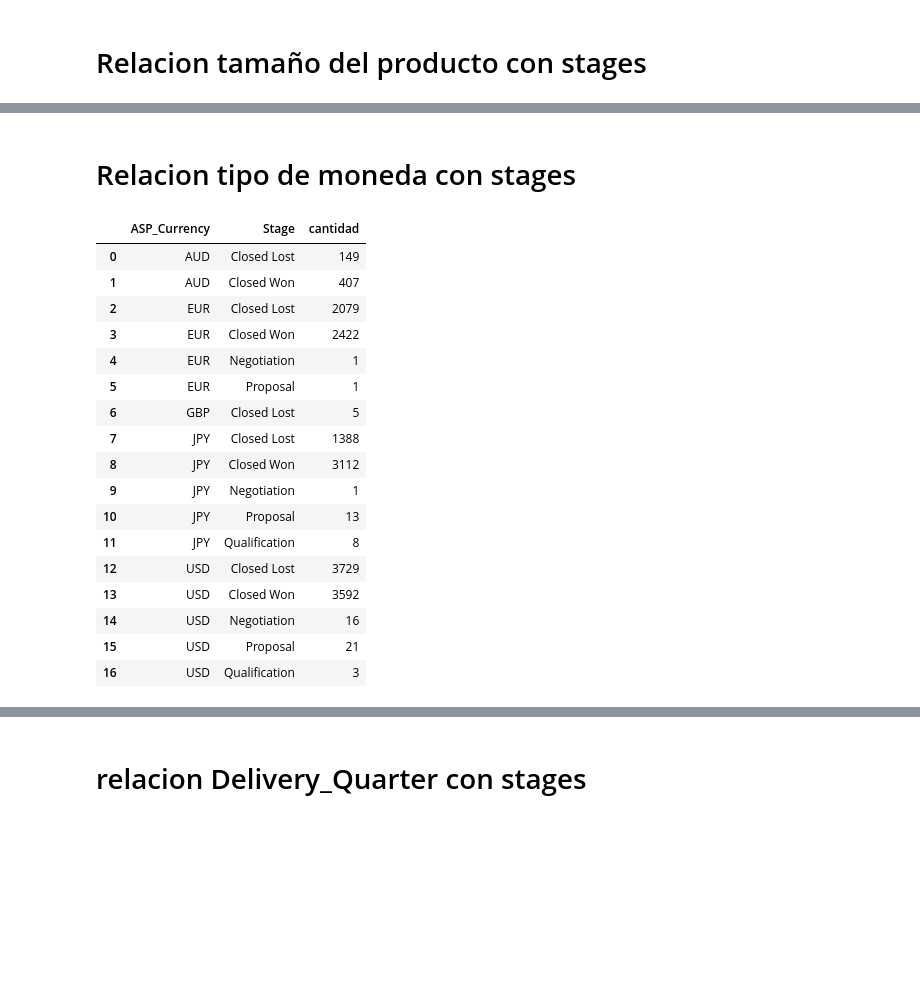
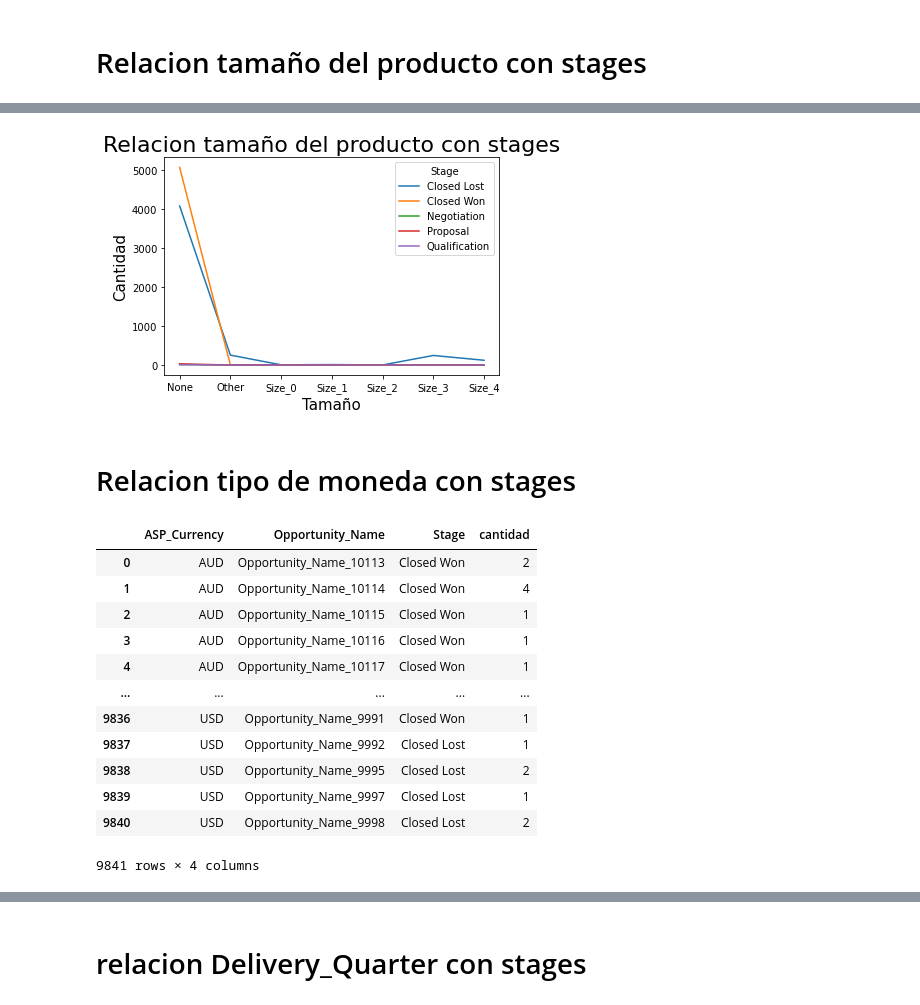
Before and after one commit to joaquinparodi/TP-DATOS, a Jupyter notebook: Analisis/Analisis Joaquin.ipynb, the cells around one changed output, grey strips where cells are left out. Saved outputs shown, nothing was run; the diff lists cells and outputs as text; code cells hidden in the pictures; blank space fills up the shorter version.

```diff
--- a/Analisis/Analisis Joaquin.ipynb
+++ b/Analisis/Analisis Joaquin.ipynb
@@ -201,27 +288,30 @@ grouped
+# %%
+ax=pivoted.plot(y=['Closed Lost','Closed Won','Negotiation','Proposal','Qualification'], x='Size')
+ax.set_title("Relación tamaño del producto con stages", fontsize=22)
+ax.set_xlabel("Tamaño",fontsize=15)
+ax.set_ylabel("Cantidad", fontsize=15)
+plt.show()
+# %% [output]
+[figure, added]
 # %% [markdown]
 # Relacion tipo de moneda con stages
 # %%
 df = df_original
-grouped = df.groupby(['ASP_Currency','Stage']).agg({'ID':['count']})
+grouped = df.groupby(['ASP_Currency','Opportunity_Name','Stage']).agg({'ID':['count']})
 grouped.columns = ['cantidad']
 grouped = grouped.reset_index()
 grouped
 # %% [output]
-|  | ASP_Currency | Stage | cantidad |
-| 0 | AUD | Closed Lost | 149 |
-| 1 | AUD | Closed Won | 407 |
-| 2 | EUR | Closed Lost | 2079 |
-| 3 | EUR | Closed Won | 2422 |
-| 4 | EUR | Negotiation | 1 |
-| 5 | EUR | Proposal | 1 |
-| 6 | GBP | Closed Lost | 5 |
-| 7 | JPY | Closed Lost | 1388 |
-| 8 | JPY | Closed Won | 3112 |
-| 9 | JPY | Negotiation | 1 |
-| 10 | JPY | Proposal | 13 |
-| 11 | JPY | Qualification | 8 |
-| 12 | USD | Closed Lost | 3729 |
-| 13 | USD | Closed Won | 3592 |
-| 14 | USD | Negotiation | 16 |
-| 15 | USD | Proposal | 21 |
-| 16 | USD | Qualification | 3 |
+|  | ASP_Currency | Opportunity_Name | Stage | cantidad |
+| 0 | AUD | Opportunity_Name_10113 | Closed Won | 2 |
+| 1 | AUD | Opportunity_Name_10114 | Closed Won | 4 |
+| 2 | AUD | Opportunity_Name_10115 | Closed Won | 1 |
+| 3 | AUD | Opportunity_Name_10116 | Closed Won | 1 |
+| 4 | AUD | Opportunity_Name_10117 | Closed Won | 1 |
+| ... | ... | ... | ... | ... |
+| 9836 | USD | Opportunity_Name_9991 | Closed Won | 1 |
+| 9837 | USD | Opportunity_Name_9992 | Closed Lost | 1 |
+| 9838 | USD | Opportunity_Name_9995 | Closed Lost | 2 |
+| 9839 | USD | Opportunity_Name_9997 | Closed Lost | 1 |
+| 9840 | USD | Opportunity_Name_9998 | Closed Lost | 2 |
+9841 rows × 4 columns
```
Also changed, not shown: parts of 22 cells of this notebook.
